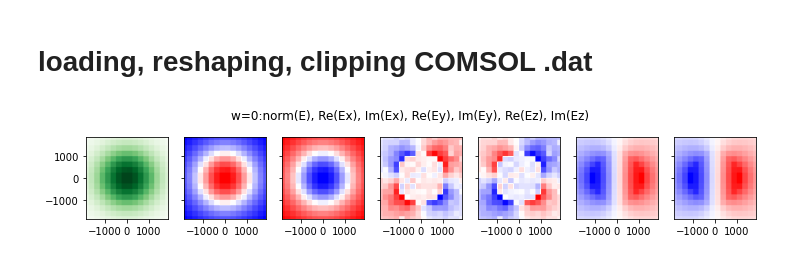
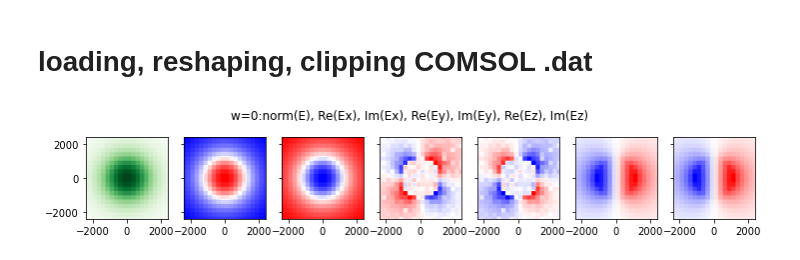
Before and after one commit to polnops/mode_overlap, a Jupyter notebook: mode_overlap.ipynb, the cells around one changed output. Saved outputs shown, nothing was run; the diff lists cells and outputs as text; code cells hidden in the pictures.

```diff
--- a/mode_overlap.ipynb
+++ b/mode_overlap.ipynb
@@ -9,5 +9,5 @@ dat, param_list = loadData('../normE_all13.dat')
 # %%
-plotComplexData(dat_fiber, range(4), bound=2000)
+plotComplexData(dat_fiber, range(4), bound=2500)
 # %% [output]
-[figure, old version]
+[figure, new version]
 # %%
```
Also changed, not shown: parts of 6 cells of this notebook.
